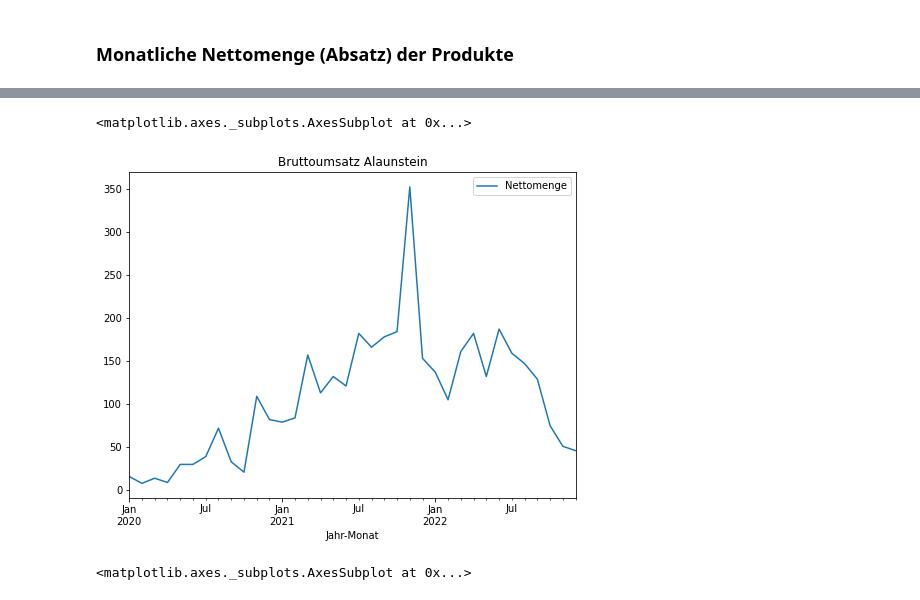
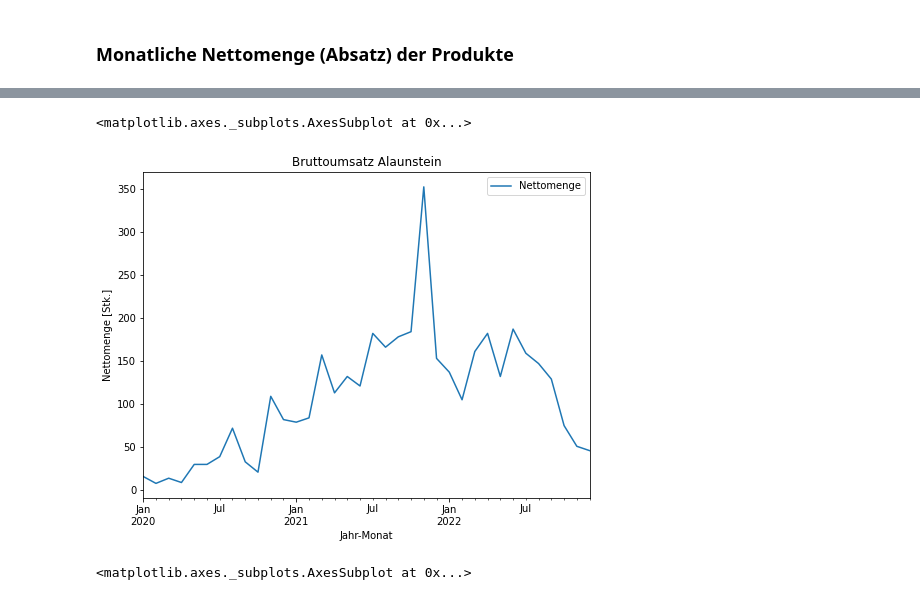
Before and after one commit to AlexKressner/Vorlesung-Business-Intelligence-Anwendungen, a Jupyter notebook: Case_Study_Shopify_Barber_Sales.ipynb, the cells around one changed output, grey strips where cells are left out. Saved outputs shown, nothing was run; the diff lists cells and outputs as text; code cells hidden in the pictures.

```diff
--- a/Case_Study_Shopify_Barber_Sales.ipynb
+++ b/Case_Study_Shopify_Barber_Sales.ipynb
@@ -92,4 +93,5 @@ Name: Bruttoumsatz, dtype: float64
 # %%
 # Bedarfe pro Woche über alle drei Produkte
 # 1. Schritt: Jahr-Monat aus Spalte Datum ableiten
-absatz_tag["Jahr-Monat"] = absatz_tag.Datum.dt.to_period("M")
+# "M" bedeutet Monat
+absatz_tag["Jahr-Monat"] = absatz_tag["Datum"].dt.to_period("M")
@@ -98,10 +109,15 @@ absatz_tag["Jahr-Monat"] = absatz_tag.Datum.dt.to_period("M")
 monatsumsaetze = absatz_tag.groupby(["Produkt","Jahr-Monat"])["Nettomenge"].sum().reset_index()
 # %%
 # 3. Schritt: Bruttoumsatz eines Produktes abbilden
-monatsumsaetze[monatsumsaetze.Produkt=="Alaunstein"].plot(kind="line", x="Jahr-Monat", y="Nettomenge", figsize=(8,6), title="Bruttoumsatz Alaunstein")
+monatsumsaetze[monatsumsaetze.Produkt=="Alaunstein"].plot(kind="line",
+                                                          x="Jahr-Monat",
+                                                          y="Nettomenge",
+                                                          figsize=(8,6),
+                                                          title="Bruttoumsatz Alaunstein",
+                                                          ylabel="Nettomenge [Stk.]")
 # %% [output]
 <matplotlib.axes._subplots.AxesSubplot at 0x...>
-[figure, old version]
+[figure, new version]
 # %%
 monatsumsaetze[monatsumsaetze.Produkt=="Bartbalm Crusoe"].plot(kind="line", x="Jahr-Monat", y="Nettomenge", figsize=(8,6), title="Bartbalm Crusoe")
 # %% [output]
```
Also changed, not shown: parts of 11 cells of this notebook.
